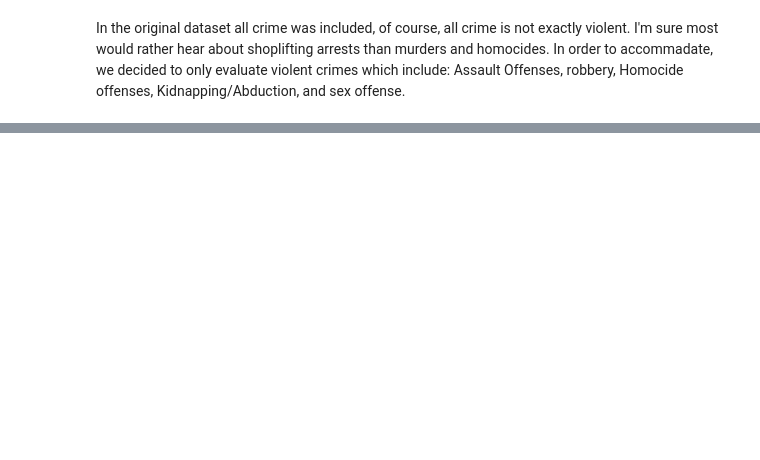
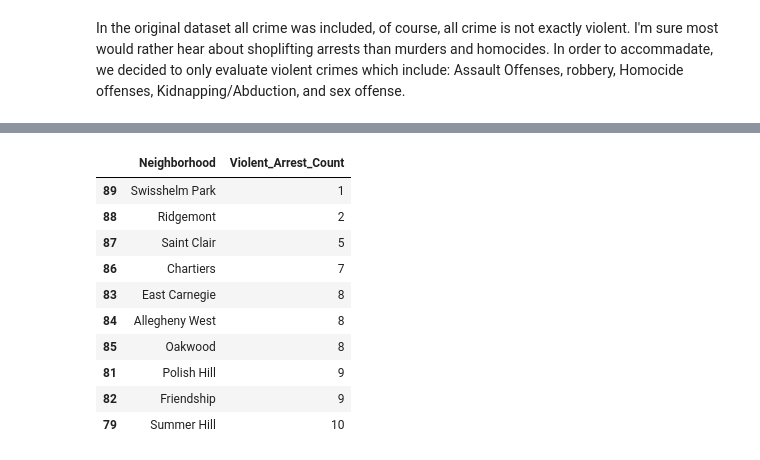
Before and after one commit to ELS522/pitt-best-neighborhood, a Jupyter notebook: Policearrests.ipynb, the cells around one changed output, grey strips where cells are left out. Saved outputs shown, nothing was run; the diff lists cells and outputs as text; code cells hidden in the pictures; blank space fills up the shorter version.

```diff
--- a/Policearrests.ipynb
+++ b/Policearrests.ipynb
@@ -98,0 +53,22 @@ Assault Offenses, robbery, Homocide offenses, Kidnapping/Abduction, and sex offe
+# %%
+# Count violent arrests by neighborhood
+violent_counts = violent_df['Neighborhood'].value_counts().reset_index()
+violent_counts.columns = ['Neighborhood', 'Violent_Arrest_Count']
+
+# Sort from fewest to most arrests
+violent_counts = violent_counts.sort_values(by='Violent_Arrest_Count', ascending=True)
+
+# Display the 10 neighborhoods with the fewest violent crime arrests
+violent_counts.head(10)
+# %% [output]
+|  | Neighborhood | Violent_Arrest_Count |
+| 89 | Swisshelm Park | 1 |
+| 88 | Ridgemont | 2 |
+| 87 | Saint Clair | 5 |
+| 86 | Chartiers | 7 |
+| 83 | East Carnegie | 8 |
+| 84 | Allegheny West | 8 |
+| 85 | Oakwood | 8 |
+| 81 | Polish Hill | 9 |
+| 82 | Friendship | 9 |
+| 79 | Summer Hill | 10 |
```
Also changed, not shown: parts of 9 cells of this notebook, 3 other files.
